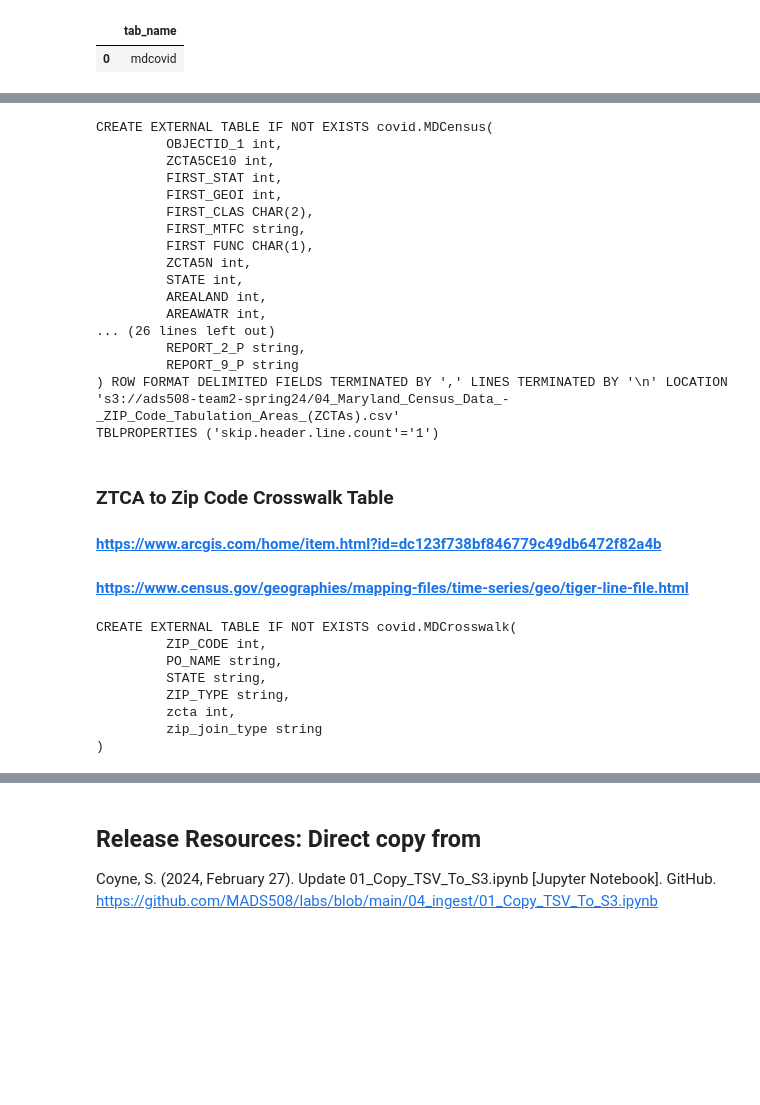
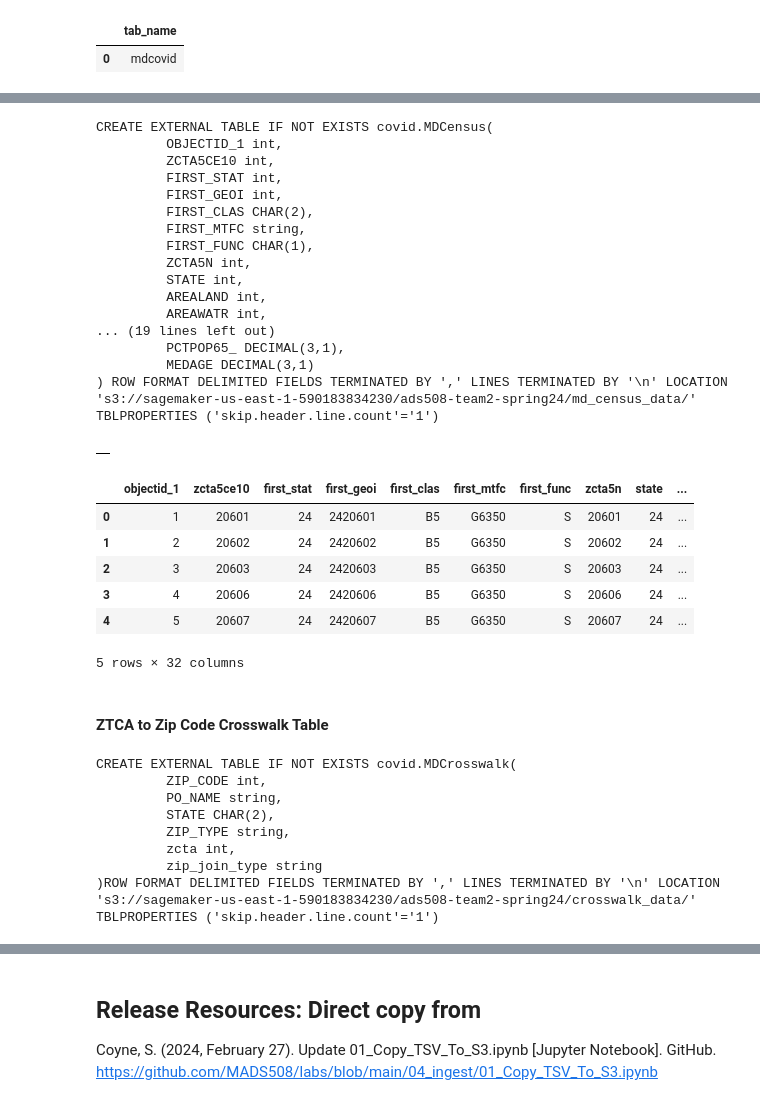
Before and after one commit to shailja-somani-0/ADS-508-Team-2, a Jupyter notebook: team2-ads508.ipynb, the cells around one changed output, grey strips where cells are left out. Saved outputs shown, nothing was run; the diff lists cells and outputs as text; code cells hidden in the pictures; blank space fills up the shorter version.

```diff
--- a/team2-ads508.ipynb
+++ b/team2-ads508.ipynb
@@ -309,8 +260,7 @@ TBLPROPERTIES ('skip.header.line.count'='1')
 # %%
 table_name = MDCensus_table
-path = MDCensus_path
+path = "s3://{}/ads508-team2-spring24/md_census_data/".format(bucket)
 
-#TO DO: Figure out how to handle total{date} columns for schema. Columnar?
 statement = """CREATE EXTERNAL TABLE IF NOT EXISTS {}.{}(
          OBJECTID_1 int,
          ZCTA5CE10 int,
@@ -318,7 +268,7 @@ statement = """CREATE EXTERNAL TABLE IF NOT EXISTS {}.{}(
          FIRST_GEOI int,
          FIRST_CLAS CHAR(2),
          FIRST_MTFC string,
-         FIRST FUNC CHAR(1),
+         FIRST_FUNC CHAR(1),
          ZCTA5N int,
          STATE int,
          AREALAND int,
@@ -338,19 +288,12 @@ statement = """CREATE EXTERNAL TABLE IF NOT EXISTS {}.{}(
          PNHAI DECIMAL(2,1),
          PNHA DECIMAL(2,1),
          PNHNH DECIMAL(2,1),
+         PNHO DECIMAL(2,1),
          PNHT DECIMAL(2,1),
          PHISP DECIMAL(2,1),
          POP65_ int,
          PCTPOP65_ DECIMAL(3,1),
-         MEDAGE DECIMAL(3,1),
-         VACNS DECIMAL(2,1),
-         PVACNS DECIMAL(2,1),
-         PHOWN DECIMAL(3,1),
-         PWOMORT DECIMAL(3,1),
-         PRENT DECIMAL(3,1),
-         PLT18SP DECIMAL(3,1),
-         REPORT_2_P string,
-         REPORT_9_P string
+         MEDAGE DECIMAL(3,1)
 ) ROW FORMAT DELIMITED FIELDS TERMINATED BY ',' LINES TERMINATED BY '\\n' LOCATION '{}'
 TBLPROPERTIES ('skip.header.line.count'='1')""".format(
     database_name, table_name, path
@@ -365,33 +308,49 @@ CREATE EXTERNAL TABLE IF NOT EXISTS covid.MDCensus(
          FIRST_GEOI int,
          FIRST_CLAS CHAR(2),
          FIRST_MTFC string,
-         FIRST FUNC CHAR(1),
+         FIRST_FUNC CHAR(1),
          ZCTA5N int,
          STATE int,
          AREALAND int,
          AREAWATR int,
-... (26 lines left out)
-         REPORT_2_P string,
-         REPORT_9_P string
-) ROW FORMAT DELIMITED FIELDS TERMINATED BY ',' LINES TERMINATED BY '\n' LOCATION 's3://ads508-team2-spring24/04_Maryland_Census_Data_-_ZIP_Code_Tabulation_Areas_(ZCTAs).csv'
+... (19 lines left out)
+         PCTPOP65_ DECIMAL(3,1),
+         MEDAGE DECIMAL(3,1)
+) ROW FORMAT DELIMITED FIELDS TERMINATED BY ',' LINES TERMINATED BY '\n' LOCATION 's3://sagemaker-us-east-1-590183834230/ads508-team2-spring24/md_census_data/'
 TBLPROPERTIES ('skip.header.line.count'='1')
+# %%
+# Actually run query
+pd.read_sql(statement, conn)
+# %% [output]
+|  |
+# %%
+# Take a look at table to test
+df_show = pd.read_sql("SELECT * FROM covid.MDCensus LIMIT 5", conn)
+df_show.head()
+# %% [output]
+|  | objectid_1 | zcta5ce10 | first_stat | first_geoi | first_clas | first_mtfc | first_func | zcta5n | state | ... |
+| 0 | 1 | 20601 | 24 | 2420601 | B5 | G6350 | S | 20601 | 24 | ... |
+| 1 | 2 | 20602 | 24 | 2420602 | B5 | G6350 | S | 20602 | 24 | ... |
+| 2 | 3 | 20603 | 24 | 2420603 | B5 | G6350 | S | 20603 | 24 | ... |
+| 3 | 4 | 20606 | 24 | 2420606 | B5 | G6350 | S | 20606 | 24 | ... |
+| 4 | 5 | 20607 | 24 | 2420607 | B5 | G6350 | S | 20607 | 24 | ... |
+5 rows × 32 columns
 # %% [markdown]
-### ZTCA to Zip Code Crosswalk Table
-#### https://www.arcgis.com/home/item.html?id=dc123f738bf846779c49db6472f82a4b
-#### https://www.census.gov/geographies/mapping-files/time-series/geo/tiger-line-file.html
+#### ZTCA to Zip Code Crosswalk Table
 # %%
 table_name = MDCrosswalk_table
-path = MDCrosswalk_path
+path = "s3://{}/ads508-team2-spring24/crosswalk_data/".format(bucket)
 
 #TO DO: Figure out how to handle total{date} columns for schema. Columnar?
 statement = """CREATE EXTERNAL TABLE IF NOT EXISTS {}.{}(
          ZIP_CODE int,
          PO_NAME string,
-         STATE string,
+         STATE CHAR(2),
          ZIP_TYPE string,
          zcta int,
          zip_join_type string
-)""".format(
+)ROW FORMAT DELIMITED FIELDS TERMINATED BY ',' LINES TERMINATED BY '\\n' LOCATION '{}'
+TBLPROPERTIES ('skip.header.line.count'='1')""".format(
     database_name, table_name, path
 )
 
@@ -400,8 +359,9 @@ print(statement)
 CREATE EXTERNAL TABLE IF NOT EXISTS covid.MDCrosswalk(
          ZIP_CODE int,
          PO_NAME string,
-         STATE string,
+         STATE CHAR(2),
          ZIP_TYPE string,
          zcta int,
          zip_join_type string
-)
+)ROW FORMAT DELIMITED FIELDS TERMINATED BY ',' LINES TERMINATED BY '\n' LOCATION 's3://sagemaker-us-east-1-590183834230/ads508-team2-spring24/crosswalk_data/'
+TBLPROPERTIES ('skip.header.line.count'='1')
```
Also changed, not shown: parts of 29 cells of this notebook.
